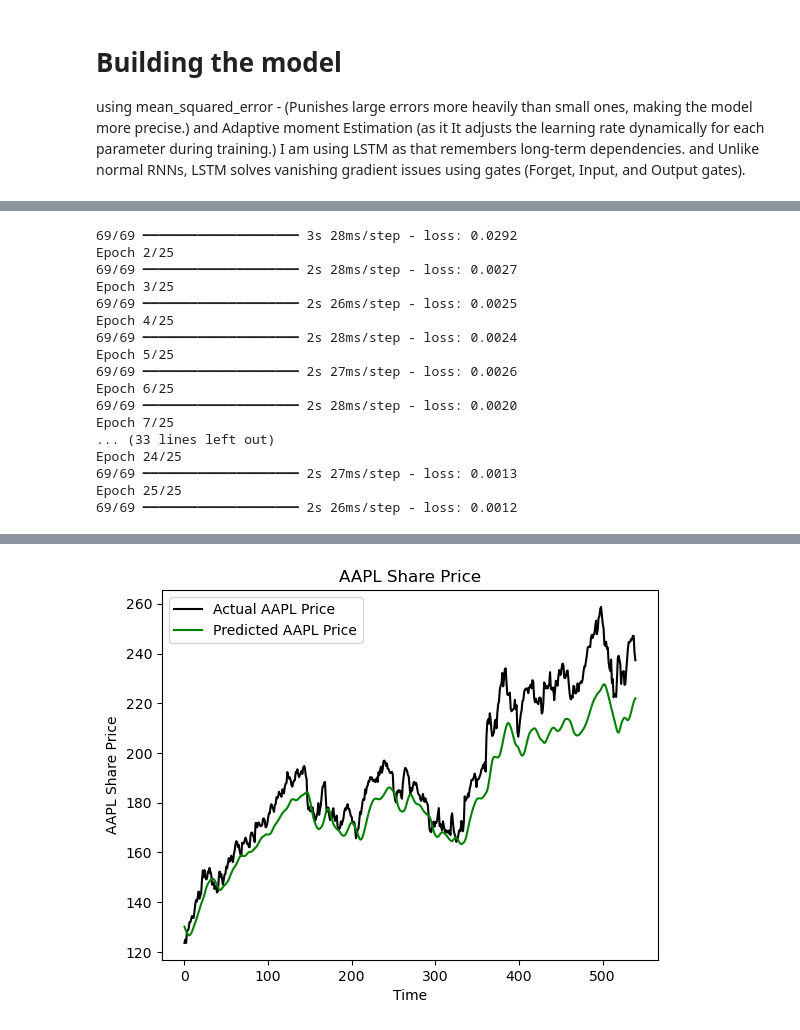
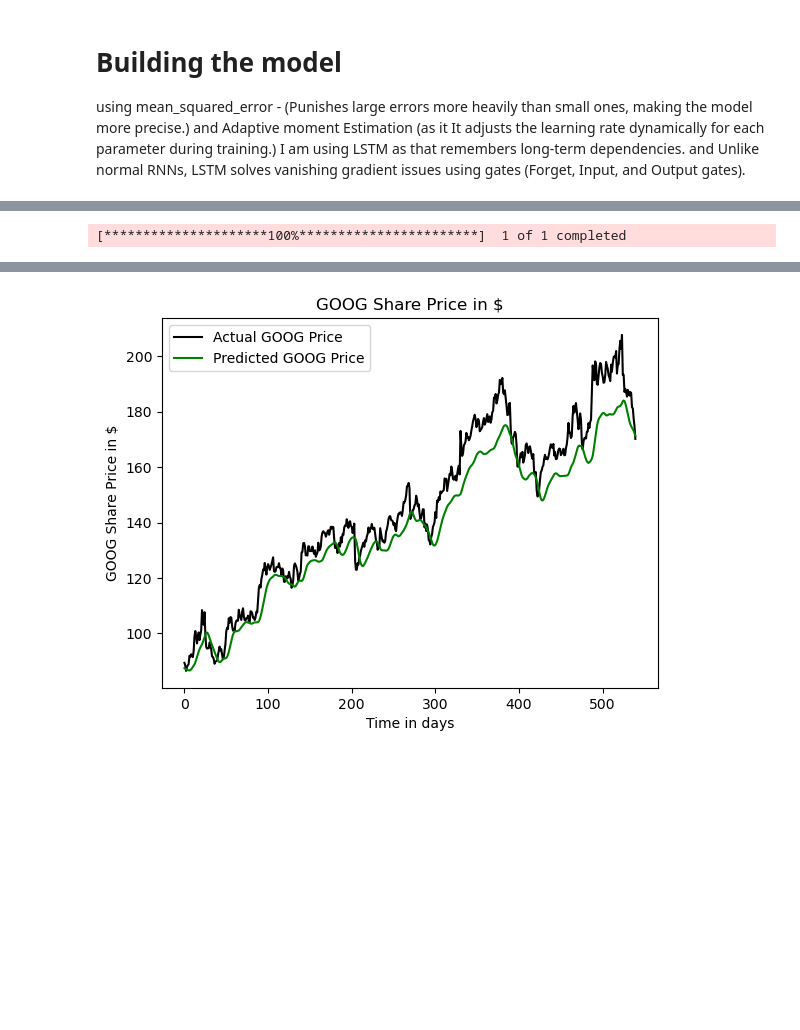
Before and after one commit to HackHeroic/Stock-Price-Predictor, a Jupyter notebook: predictorBot.ipynb, the cells around one changed output, grey strips where cells are left out. Saved outputs shown, nothing was run; the diff lists cells and outputs as text; code cells hidden in the pictures; blank space fills up the shorter version.

Commit message:
feat: last check for google stock prices

```diff
--- a/predictorBot.ipynb
+++ b/predictorBot.ipynb
@@ -19,7 +19,7 @@ LSTM = layers.LSTM
 # %% [markdown]
 # loading the data
 # %%
-company  = 'AAPL'
+company  = 'GOOG'
 
 start = dt.datetime(2014,1,1)
 end = dt.datetime(2023,1,1)
@@ -125,9 +125,9 @@ predicted_prices = scaler.inverse_transform(predicted_prices)
 # Ploting the test Predictions
 plt.plot(actual_prices,color = "black",label = f'Actual {company} Price')
 plt.plot(predicted_prices,color = "green",label = f'Predicted {company} Price')
-plt.title(f'{company} Share Price')
-plt.xlabel('Time')
-plt.ylabel(f'{company} Share Price')
+plt.title(f'{company} Share Price in $')
+plt.xlabel('Time in days')
+plt.ylabel(f'{company} Share Price in $')
 plt.legend()
 plt.show()
 # %% [output]
@@ -135,17 +151 @@ Epoch 1/25
-69/69 ━━━━━━━━━━━━━━━━━━━━ 3s 28ms/step - loss: 0.0292
-Epoch 2/25
-69/69 ━━━━━━━━━━━━━━━━━━━━ 2s 28ms/step - loss: 0.0027
-Epoch 3/25
-69/69 ━━━━━━━━━━━━━━━━━━━━ 2s 26ms/step - loss: 0.0025
-Epoch 4/25
-69/69 ━━━━━━━━━━━━━━━━━━━━ 2s 28ms/step - loss: 0.0024
-Epoch 5/25
-69/69 ━━━━━━━━━━━━━━━━━━━━ 2s 27ms/step - loss: 0.0026
-Epoch 6/25
-69/69 ━━━━━━━━━━━━━━━━━━━━ 2s 28ms/step - loss: 0.0020
-Epoch 7/25
-... (33 lines left out)
-Epoch 24/25
-69/69 ━━━━━━━━━━━━━━━━━━━━ 2s 27ms/step - loss: 0.0013
-Epoch 25/25
-69/69 ━━━━━━━━━━━━━━━━━━━━ 2s 26ms/step - loss: 0.0012
+[*********************100%***********************]  1 of 1 completed
@@ -154,4 +154,4 @@ Epoch 25/25
-[figure, old version]
+[figure, new version]
 # %%
 # predicting the Next Day!!! now do i become a Quant dev ? nah no really improving my cp and maths game still lol
 
```
Also changed, not shown: parts of 3 cells of this notebook, 1 other file.
